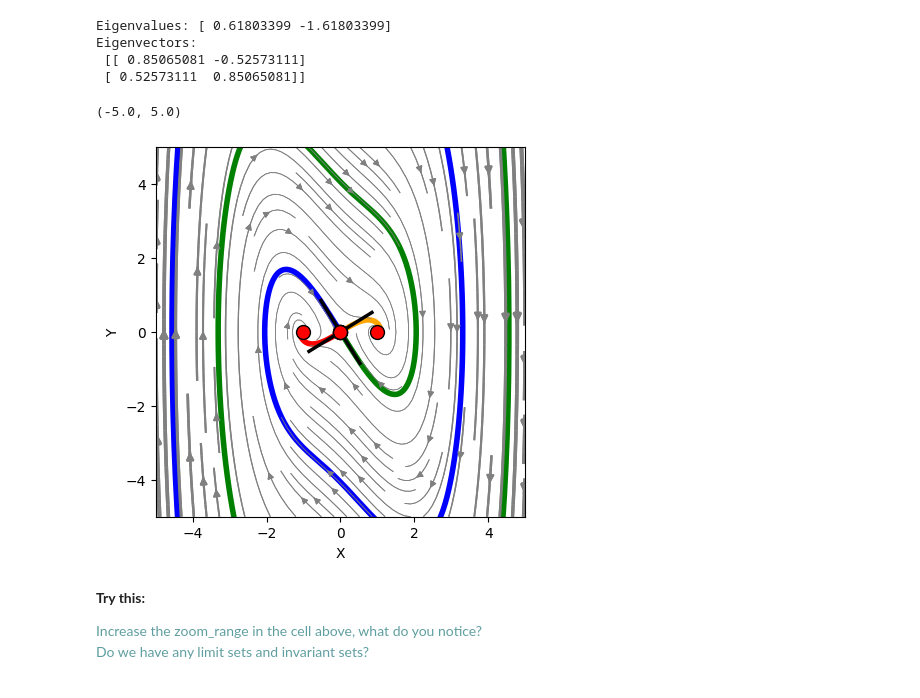
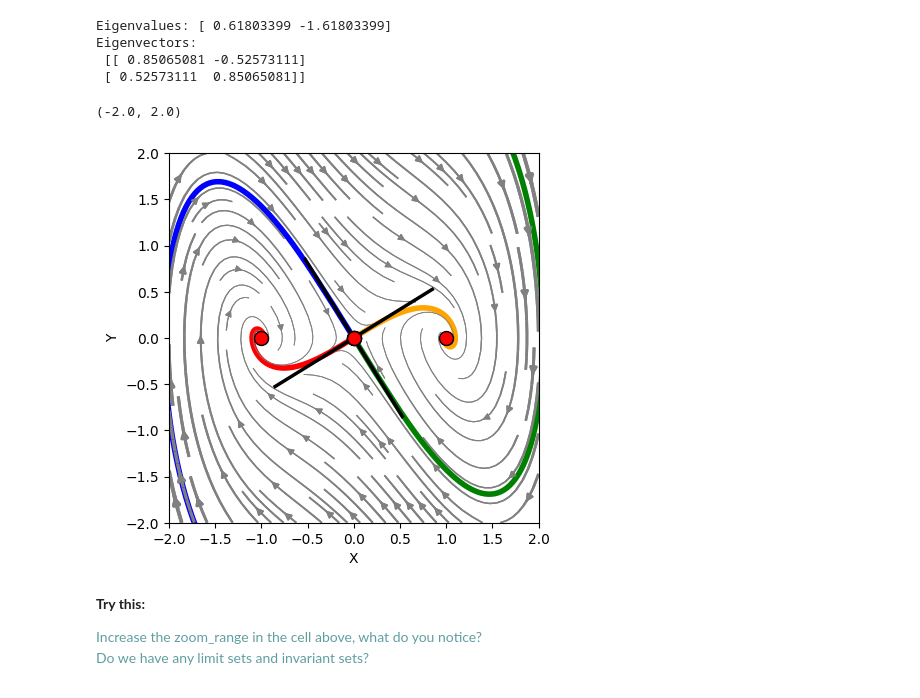
Before and after one commit to vladeviste/mat230, a Jupyter notebook: flow_limit_cycles.ipynb, the cells around one changed output. Saved outputs shown, nothing was run; the diff lists cells and outputs as text; code cells hidden in the pictures.

```diff
--- a/flow_limit_cycles.ipynb
+++ b/flow_limit_cycles.ipynb
@@ -528,28 +528,28 @@ Eigenvectors:
 # %%
 fig, ax = plt.subplots(1, 1)
 ax.set_xlabel('X')
 ax.set_ylabel('Y')
 ax.set_aspect('equal')
 eps=1.e-8
-zoom_range=5
+zoom_range=2
 xrange=[-zoom_range,zoom_range]
 yrange=[-zoom_range,zoom_range]
 ax=plot_flow(ax,rhs,xrange=xrange,yrange=yrange,nullclines=False)
 
 y0=[0,0]+eps*eigenvectors[:,0]
 ax=plot_solution(ax,rhs,y0,t_end=100, color='orange', linewidth=4)
 y0=[0,0]-eps*eigenvectors[:,0]
 ax=plot_solution(ax,rhs,y0,t_end=100, color='red', linewidth=4)
 y0=[0,0]+eps*eigenvectors[:,1]
 ax=plot_solution(ax,rhs,y0,t_end=-20, color='blue', linewidth=4)
 y0=[0,0]-eps*eigenvectors[:,1]
 ax=plot_solution(ax,rhs,y0,t_end=-20, linewidth=4)
 ax = plot_eigenvectors_phase_diagram(ax, rhs, equilibrium_points, colors=['black', 'black'], legend=False, zoom_range=zoom_range)
 ax.set_xlim(xrange[0], xrange[1])
 ax.set_ylim(yrange[0], yrange[1])
 # %% [output]
-(-5.0, 5.0)
+(-2.0, 2.0)
-[figure, old version]
+[figure, new version]
 # %% [markdown]
 **Try this:**
 
```
Also changed, not shown: parts of 12 cells of this notebook.
